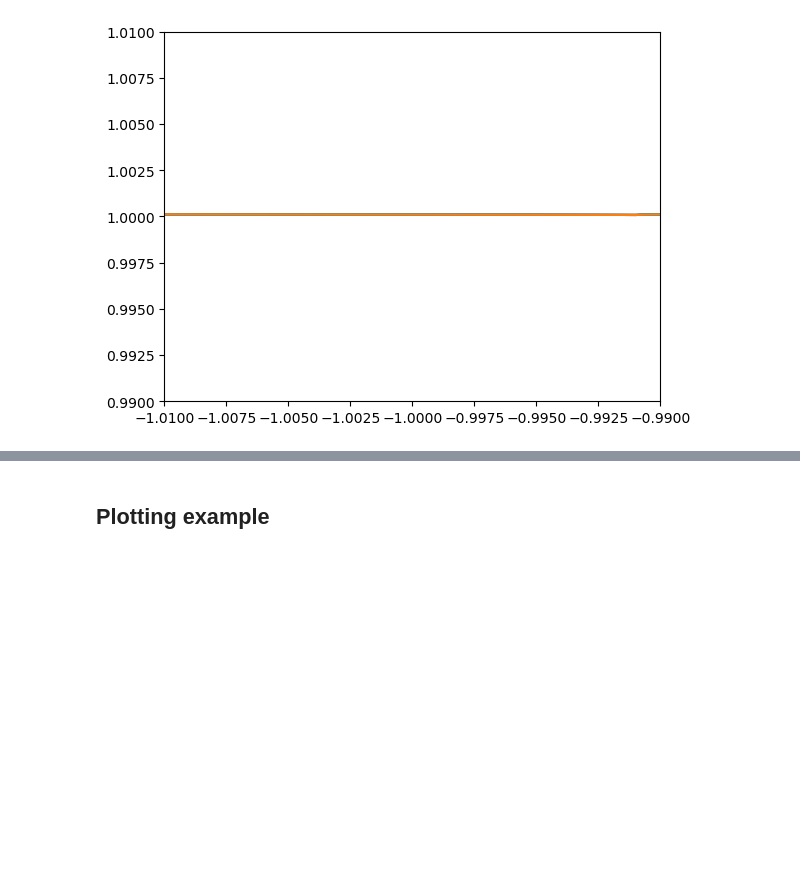
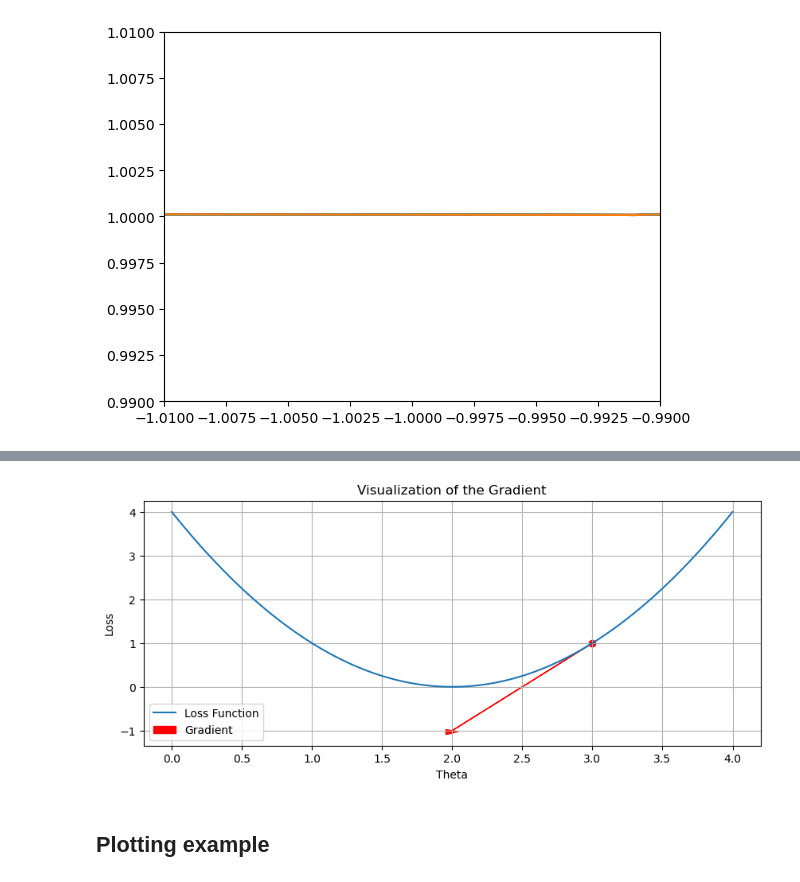
Before and after one commit to MiguelPartosa/Learning-Derivatives-with-Python, a Jupyter notebook: derivatives.ipynb, the cells around one changed output, grey strips where cells are left out. Drawn from its saved outputs; the diff is of its cells as text; code cells hidden in the pictures; blank space fills up the shorter version.

Commit message:
gradient descent notes

```diff
--- a/derivatives.ipynb
+++ b/derivatives.ipynb
@@ -89,3 +94,37 @@ fig
+# %%
+# Example loss function
+def loss_function(theta):
+    return (theta - 2) ** 2
+
+# Calculate the gradient
+def gradient(theta):
+    return 2 * (theta - 2)
+
+# Generate theta values
+theta_values = np.linspace(0, 4, 100)
+loss_values = loss_function(theta_values)
+
+# Plot the loss function
+plt.figure(figsize=(10, 4))
+plt.plot(theta_values, loss_values, label='Loss Function')
+plt.xlabel('Theta')
+plt.ylabel('Loss')
+plt.title('Visualization of the Gradient')
+plt.grid(True)
+
+# Choose a point and plot the gradient
+theta_point = 3
+loss_point = loss_function(theta_point)
+grad = gradient(theta_point)
+
+# Plot the point and the gradient
+plt.scatter([theta_point], [loss_point], color='red')
+plt.arrow(theta_point, loss_point, -0.5 * grad, -0.5 * grad**2, head_width=0.1, head_length=0.1, fc='red', ec='red', label='Gradient')
+
+plt.legend()
+plt.show()
+# %% [output]
+[figure, added]
 # %% [markdown]
 ## Plotting example
 # %% [markdown]
```
Also changed, not shown: parts of 1 cell of this notebook.
